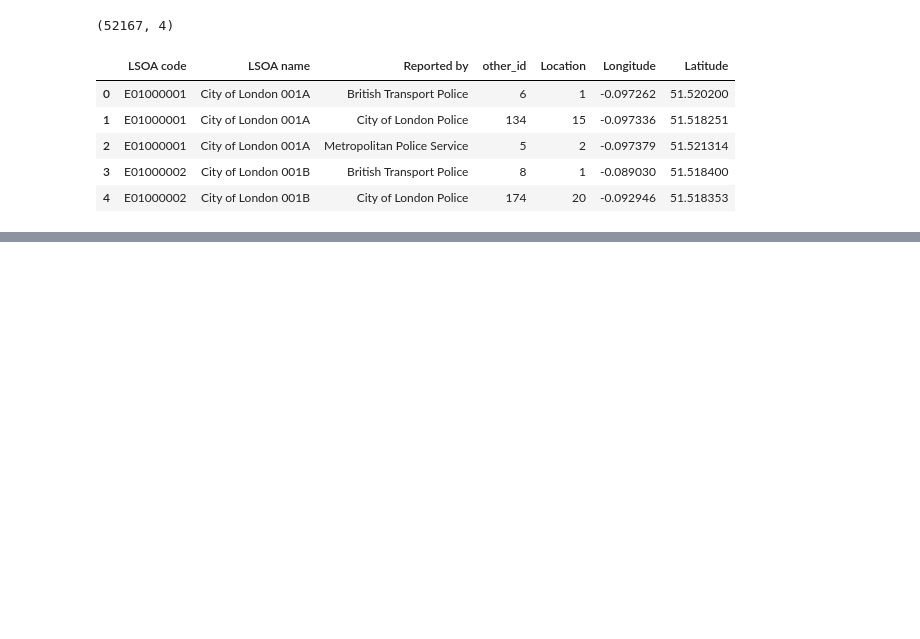
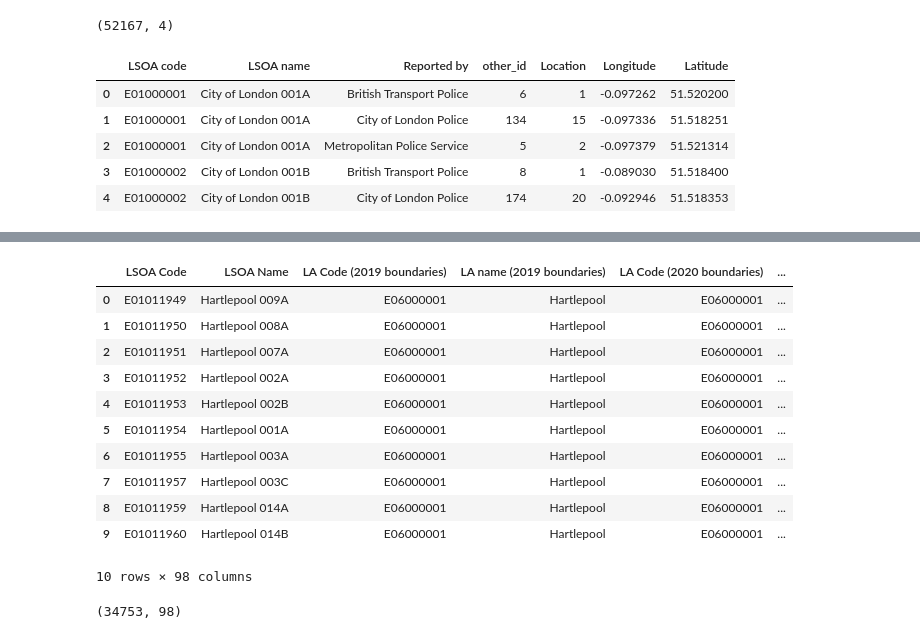
Before and after one commit to BrialFGD/projectUKcrime, a Jupyter notebook: notebooks/Initial Data Exploration.ipynb, the cells around one changed output, grey strips where cells are left out. Cells and saved outputs as stored; diff of their text form; code cells hidden in the pictures; blank space fills up the shorter version.

```diff
--- a/notebooks/Initial Data Exploration.ipynb
+++ b/notebooks/Initial Data Exploration.ipynb
@@ -501,0 +508,19 @@ locations_df.groupby(level = 0).head(1)
+# %%
+population_df.head(10)
+# %% [output]
+|  | LSOA Code | LSOA Name | LA Code (2019 boundaries) | LA name (2019 boundaries) | LA Code (2020 boundaries) | ... |
+| 0 | E01011949 | Hartlepool 009A | E06000001 | Hartlepool | E06000001 | ... |
+| 1 | E01011950 | Hartlepool 008A | E06000001 | Hartlepool | E06000001 | ... |
+| 2 | E01011951 | Hartlepool 007A | E06000001 | Hartlepool | E06000001 | ... |
+| 3 | E01011952 | Hartlepool 002A | E06000001 | Hartlepool | E06000001 | ... |
+| 4 | E01011953 | Hartlepool 002B | E06000001 | Hartlepool | E06000001 | ... |
+| 5 | E01011954 | Hartlepool 001A | E06000001 | Hartlepool | E06000001 | ... |
+| 6 | E01011955 | Hartlepool 003A | E06000001 | Hartlepool | E06000001 | ... |
+| 7 | E01011957 | Hartlepool 003C | E06000001 | Hartlepool | E06000001 | ... |
+| 8 | E01011959 | Hartlepool 014A | E06000001 | Hartlepool | E06000001 | ... |
+| 9 | E01011960 | Hartlepool 014B | E06000001 | Hartlepool | E06000001 | ... |
+10 rows × 98 columns
+# %%
+population_df.shape
+# %% [output]
+(34753, 98)
```
Also changed, not shown: parts of 12 cells of this notebook.
